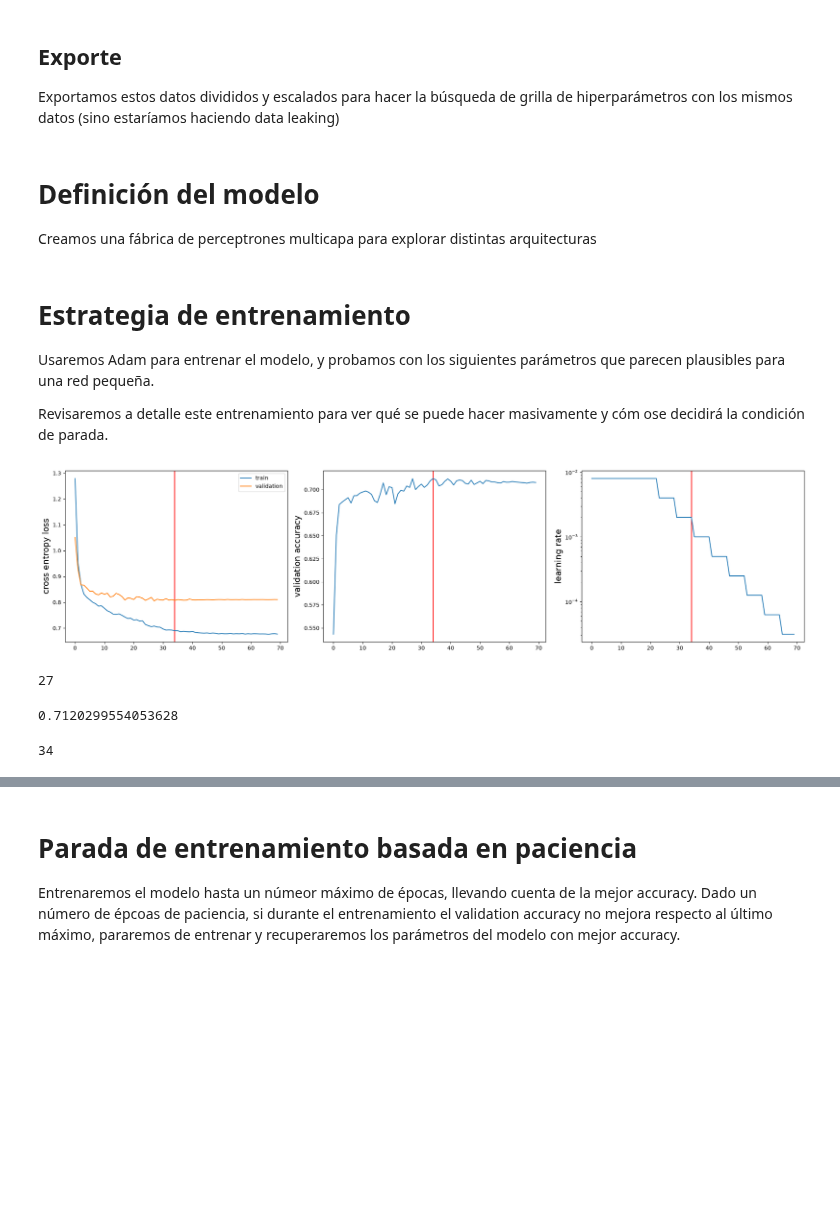
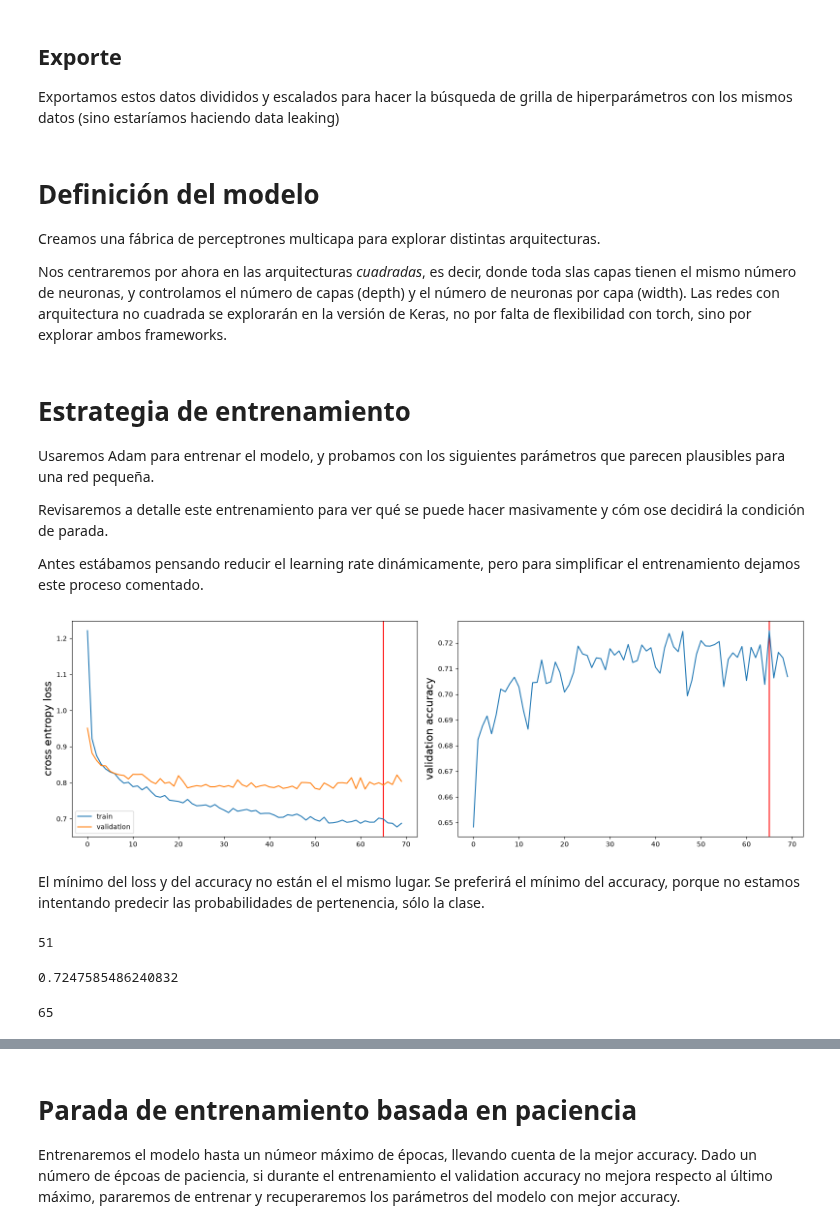
Before and after one commit to s-henao-castellanos/ML-2026, a Jupyter notebook: mlp_classifiers/torch_T2.ipynb, the cells around one changed output, grey strips where cells are left out. Cells and saved outputs as stored; diff of their text form; code cells hidden in the pictures; blank space fills up the shorter version.

Commit message:
update torch notebook final

```diff
--- a/mlp_classifiers/torch_T2.ipynb
+++ b/mlp_classifiers/torch_T2.ipynb
@@ -142,7 +144,9 @@ for name,struct in {"train":train,"test":test,"val":val}.items():
 # %% [markdown]
 # Definición del modelo
 
-Creamos una fábrica de perceptrones multicapa para explorar distintas arquitecturas
+Creamos una fábrica de perceptrones multicapa para explorar distintas arquitecturas.
+
+Nos centraremos por ahora en las arquitecturas _cuadradas_, es decir, donde toda slas capas tienen el mismo número de neuronas, y controlamos el número de capas (depth) y el número de neuronas por capa (width). Las redes con arquitectura no cuadrada se explorarán en la versión de Keras, no por falta de flexibilidad con torch, sino por explorar ambos frameworks.
 # %%
 def make_mlp(input_size:int,output_size:int,hidden_layers=[20,20,20]):
     sizes = [input_size, *hidden_layers, output_size]
@@ -164,6 +168,8 @@ def make_dataloader(X,y,batch_size):
 Usaremos Adam para entrenar el modelo, y probamos con los siguientes parámetros que parecen plausibles para una red pequeña.
 
 Revisaremos a detalle este entrenamiento para ver qué se puede hacer masivamente y cóm ose decidirá la condición de parada.
+
+Antes estábamos pensando reducir el learning rate dinámicamente, pero para simplificar el entrenamiento dejamos este proceso comentado.
 # %%
 model = make_mlp(
     input_size = X.shape[1],
@@ -173,8 +179,8 @@ model = make_mlp(
 model.to(device)
 loss_fn = torch.nn.CrossEntropyLoss()
 
-learning_rate = 8e-3#7.943e-03#3e-3
-batch_size = 400
+learning_rate = 5e-3#7.943e-03#3e-3
+batch_size = 200
 epochs = 70
 L2_lambda = 3e-4
 
@@ -184,16 +190,16 @@ test_loader = make_dataloader(*test,batch_size=batch_size)
 val_loader = make_dataloader(*val,batch_size=len(val[1]))
 
 optimizer = torch.optim.Adam(model.parameters(), lr=learning_rate, weight_decay=L2_lambda, fused=True)
-scheduler = torch.optim.lr_scheduler.ReduceLROnPlateau(optimizer, "min", patience=5, factor=0.5,threshold=0.01)
+#scheduler = torch.optim.lr_scheduler.ReduceLROnPlateau(optimizer, "min", patience=5, factor=0.5,threshold=0.01)
 # %%
 measures = {
     "train_loss":np.zeros(epochs),
     "val_loss":np.zeros(epochs),
-    "lr":np.zeros(epochs),
+    #"lr":np.zeros(epochs),
     "val_acc":np.zeros(epochs)
 }
 
-for epoch in tqdm(range(epochs),desc="Epoch"):
+for epoch in tqdm(range(epochs),desc="Epoch",ncols=100):
     model.train()
     this_epoch_train_losses = []
     for X,y in train_loader:
@@ -211,43 +217,45 @@ for epoch in tqdm(range(epochs),desc="Epoch"):
             val_loss = loss_fn(pred, y).item()
             val_acc = balanced_accuracy_score(y.cpu(),pred.argmax(axis=1).cpu())
 
-    scheduler.step(val_loss)
-    lr = scheduler.get_last_lr()[0]
+    #scheduler.step(val_loss)
+    #lr = scheduler.get_last_lr()[0]
     #print(f"{train_loss = :.3f}     {val_loss = :.3f}     {val_acc = :.3f}    {lr = :.0e}")
     measures["train_loss"][epoch] = np.mean(this_epoch_train_losses)
     measures["val_loss"][epoch] = val_loss
-    measures["lr"][epoch] = lr
+    #measures["lr"][epoch] = lr
     measures["val_acc"][epoch] = val_acc
 # %%
 e = measures['val_acc'].argmax()
-fig,ax = plt.subplots(1,3,figsize=(20,5))
+fig,ax = plt.subplots(1,2,figsize=(16,5))
 plt.sca(ax[0]); plt.ylabel("cross entropy loss")
 plt.axvline(e,c='r',zorder=-1)
 plt.plot(measures["train_loss"],label="train")
 plt.plot(measures["val_loss"],label="validation")
 plt.legend(loc=0)
 plt.sca(ax[1]); plt.ylabel("validation accuracy")
 plt.axvline(e,c='r',zorder=-1)
 plt.plot(measures['val_acc'])
-plt.sca(ax[2]); plt.ylabel("learning rate")
-plt.axvline(e,c='r',zorder=-1)
-plt.plot(measures["lr"])
-plt.yscale("log")
+#plt.sca(ax[2]); plt.ylabel("learning rate")
+#plt.axvline(e,c='r',zorder=-1)
+#plt.plot(measures["lr"])
+#plt.yscale("log")
 plt.tight_layout()
 # %% [output]
-[figure, old version]
+[figure, new version]
+# %% [markdown]
+El mínimo del loss y del accuracy no están el el mismo lugar. Se preferirá el mínimo del accuracy, porque no estamos intentando predecir las probabilidades de pertenencia, sólo la clase.
 # %%
 measures['val_loss'].argmin()
 # %% [output]
-27
+51
 # %%
 measures['val_acc'].max()
 # %% [output]
-0.7120299554053628
+0.7247585486240832
 # %%
 measures['val_acc'].argmax()
 # %% [output]
-34
+65
 # %%
 y_pred = model(test[0]).argmax(axis=1).numpy()
 y_test = test[1].numpy()
```
Also changed, not shown: parts of 19 cells of this notebook, 2 other files.
